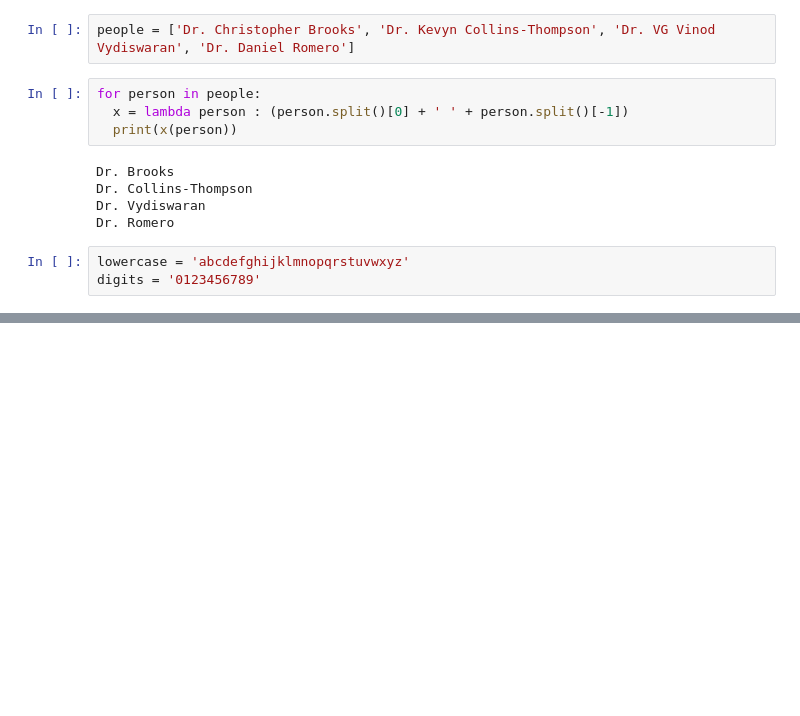
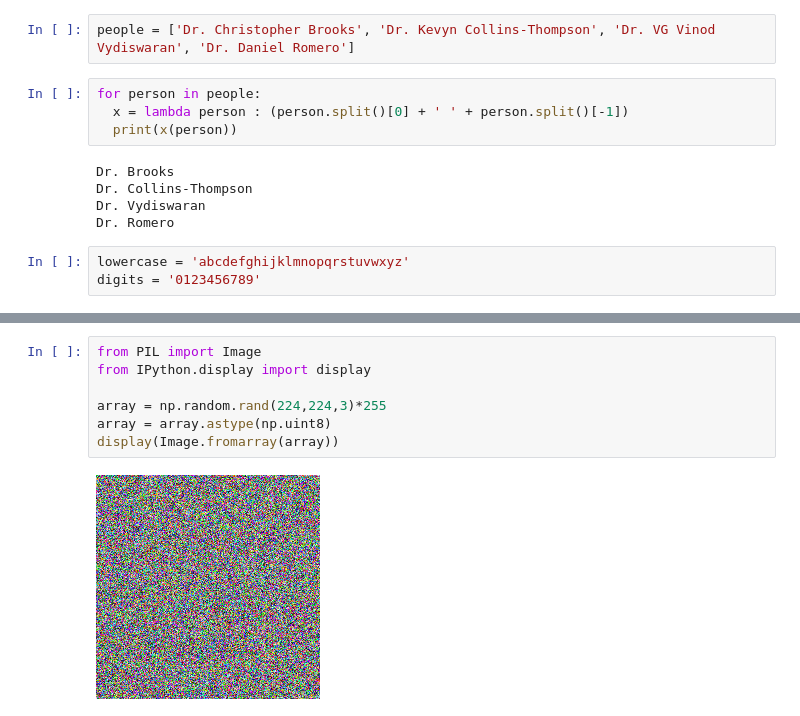
Before and after one commit to ArthurCBx/Introduction_to_Data_Science_Coursera, a Jupyter notebook: Foundamentals_of_Data_Manipulation.ipynb, the cells around one changed output, grey strips where cells are left out. Drawn from its saved outputs; the diff is of its cells as text; blank space fills up the shorter version.

```diff
--- a/Foundamentals_of_Data_Manipulation.ipynb
+++ b/Foundamentals_of_Data_Manipulation.ipynb
@@ -37,0 +125,9 @@ answer
+# %%
+from PIL import Image
+from IPython.display import display
+
+array = np.random.rand(224,224,3)*255
+array = array.astype(np.uint8)
+display(Image.fromarray(array))
+# %% [output]
+[figure, added]
```
Also changed, not shown: parts of 69 cells of this notebook.
